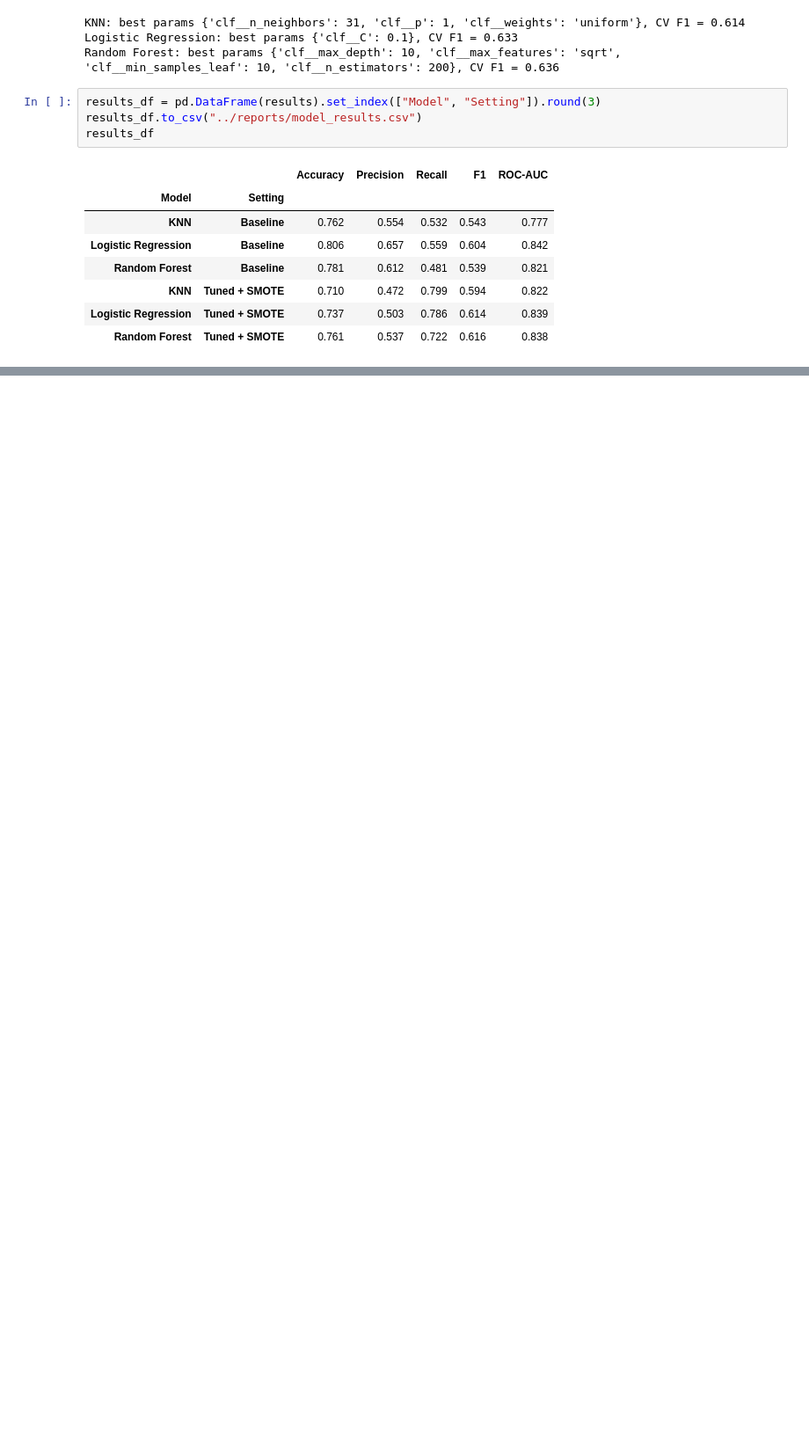
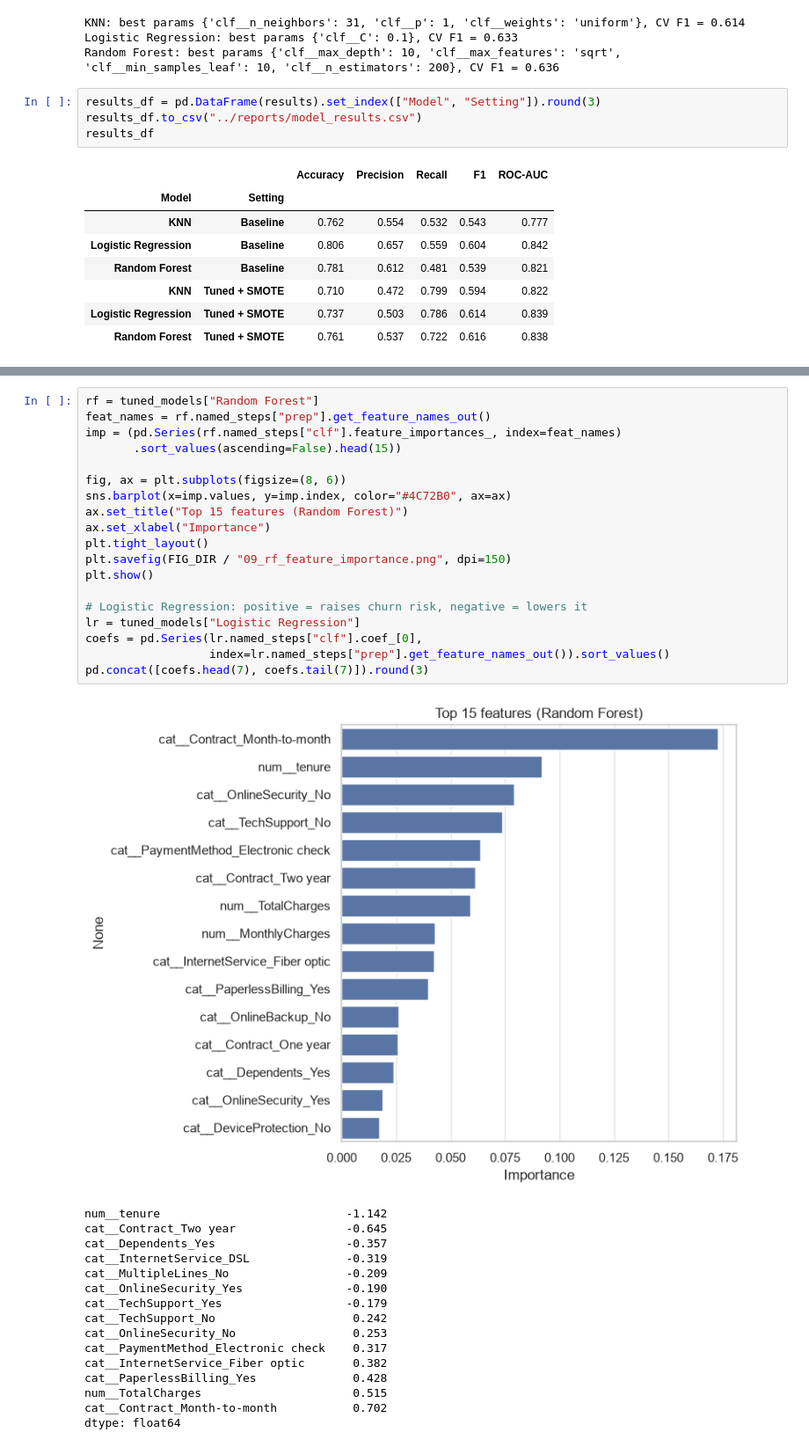
Before and after one commit to TTT-080521/telco-churn-prediction, a Jupyter notebook: notebooks/02_modelling.ipynb, the cells around one changed output, grey strips where cells are left out. Shown at 88% size. Saved outputs shown, nothing was run; the diff lists cells and outputs as text; blank space fills up the shorter version.

```diff
--- a/notebooks/02_modelling.ipynb
+++ b/notebooks/02_modelling.ipynb
@@ -147,0 +186,36 @@ results_df
+# %%
+rf = tuned_models["Random Forest"]
+feat_names = rf.named_steps["prep"].get_feature_names_out()
+imp = (pd.Series(rf.named_steps["clf"].feature_importances_, index=feat_names)
+       .sort_values(ascending=False).head(15))
+
+fig, ax = plt.subplots(figsize=(8, 6))
+sns.barplot(x=imp.values, y=imp.index, color="#4C72B0", ax=ax)
+ax.set_title("Top 15 features (Random Forest)")
+ax.set_xlabel("Importance")
+plt.tight_layout()
+plt.savefig(FIG_DIR / "09_rf_feature_importance.png", dpi=150)
+plt.show()
+
+# Logistic Regression: positive = raises churn risk, negative = lowers it
+lr = tuned_models["Logistic Regression"]
+coefs = pd.Series(lr.named_steps["clf"].coef_[0],
+                  index=lr.named_steps["prep"].get_feature_names_out()).sort_values()
+pd.concat([coefs.head(7), coefs.tail(7)]).round(3)
+# %% [output]
+[figure, added]
+num__tenure                           -1.142
+cat__Contract_Two year                -0.645
+cat__Dependents_Yes                   -0.357
+cat__InternetService_DSL              -0.319
+cat__MultipleLines_No                 -0.209
+cat__OnlineSecurity_Yes               -0.190
+cat__TechSupport_Yes                  -0.179
+cat__TechSupport_No                    0.242
+cat__OnlineSecurity_No                 0.253
+cat__PaymentMethod_Electronic check    0.317
+cat__InternetService_Fiber optic       0.382
+cat__PaperlessBilling_Yes              0.428
+num__TotalCharges                      0.515
+cat__Contract_Month-to-month           0.702
+dtype: float64
```
Also changed, not shown: parts of 4 cells of this notebook, 7 other files.
